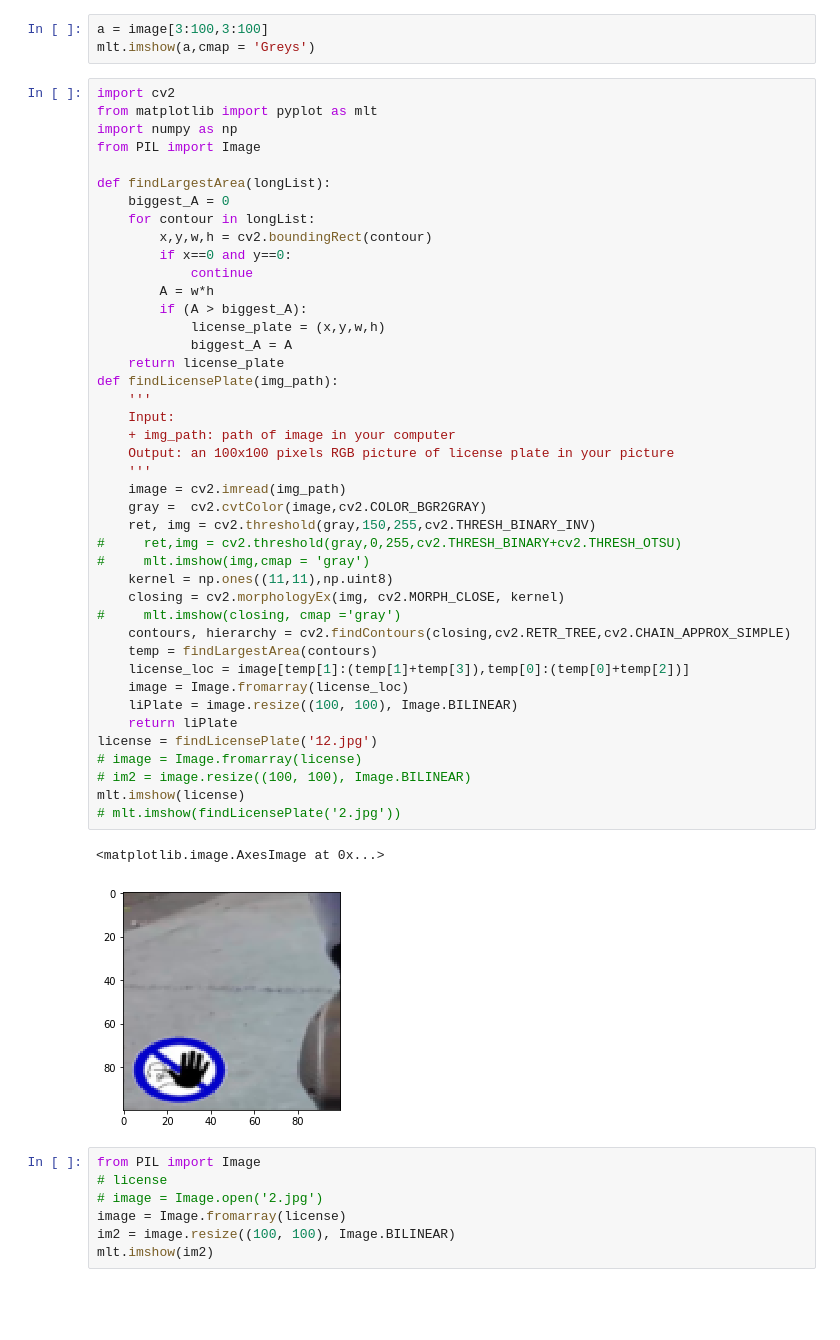
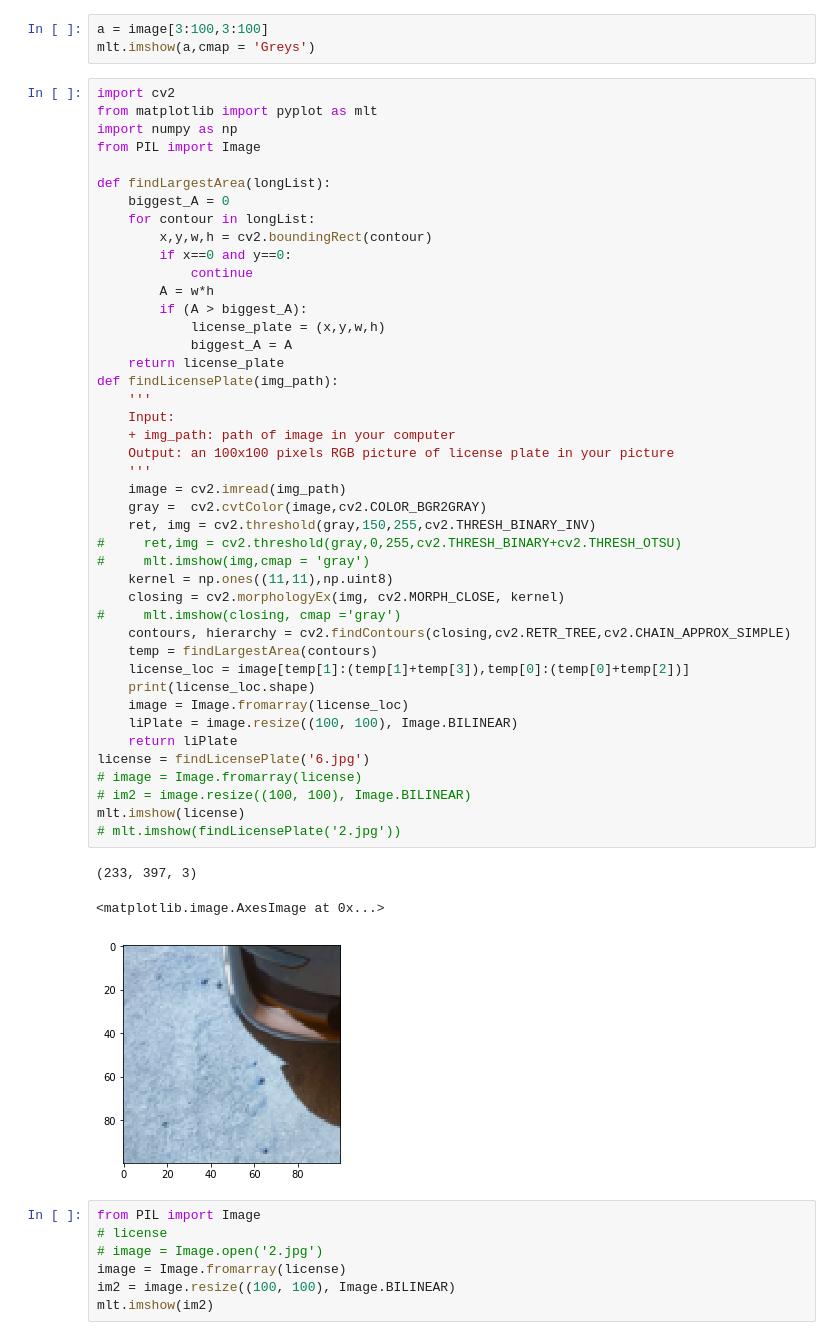
Before and after one commit to lhgiang149/License-Plate-detection, a Jupyter notebook: CropLicensePlate.ipynb, the cells around one changed output. Cells and saved outputs as stored; diff of their text form; blank space fills up the shorter version.

```diff
--- a/CropLicensePlate.ipynb
+++ b/CropLicensePlate.ipynb
@@ -178,36 +178,38 @@ def findLargestArea(longList):
         A = w*h
         if (A > biggest_A):
             license_plate = (x,y,w,h)
             biggest_A = A
     return license_plate
 def findLicensePlate(img_path):
     '''
     Input:
     + img_path: path of image in your computer
     Output: an 100x100 pixels RGB picture of license plate in your picture
     '''
     image = cv2.imread(img_path)
     gray =  cv2.cvtColor(image,cv2.COLOR_BGR2GRAY)
     ret, img = cv2.threshold(gray,150,255,cv2.THRESH_BINARY_INV)
 #     ret,img = cv2.threshold(gray,0,255,cv2.THRESH_BINARY+cv2.THRESH_OTSU)
 #     mlt.imshow(img,cmap = 'gray')
     kernel = np.ones((11,11),np.uint8)
     closing = cv2.morphologyEx(img, cv2.MORPH_CLOSE, kernel)
 #     mlt.imshow(closing, cmap ='gray')
     contours, hierarchy = cv2.findContours(closing,cv2.RETR_TREE,cv2.CHAIN_APPROX_SIMPLE)
     temp = findLargestArea(contours)
     license_loc = image[temp[1]:(temp[1]+temp[3]),temp[0]:(temp[0]+temp[2])]
+    print(license_loc.shape)
     image = Image.fromarray(license_loc)
     liPlate = image.resize((100, 100), Image.BILINEAR)
     return liPlate
-license = findLicensePlate('12.jpg')
+license = findLicensePlate('6.jpg')
 # image = Image.fromarray(license)
 # im2 = image.resize((100, 100), Image.BILINEAR)
 mlt.imshow(license)
 # mlt.imshow(findLicensePlate('2.jpg'))
 # %% [output]
-<matplotlib.image.AxesImage at 0x...>
+(233, 397, 3)
+<matplotlib.image.AxesImage at 0x...>
-[figure, old version]
+[figure, new version]
 # %%
 from PIL import Image
 # license
```
Also changed, not shown: 2 other files.
